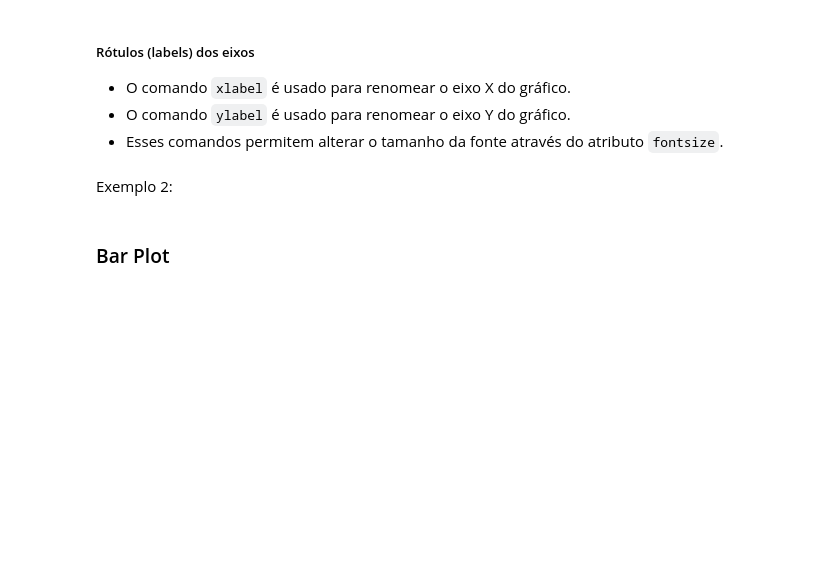
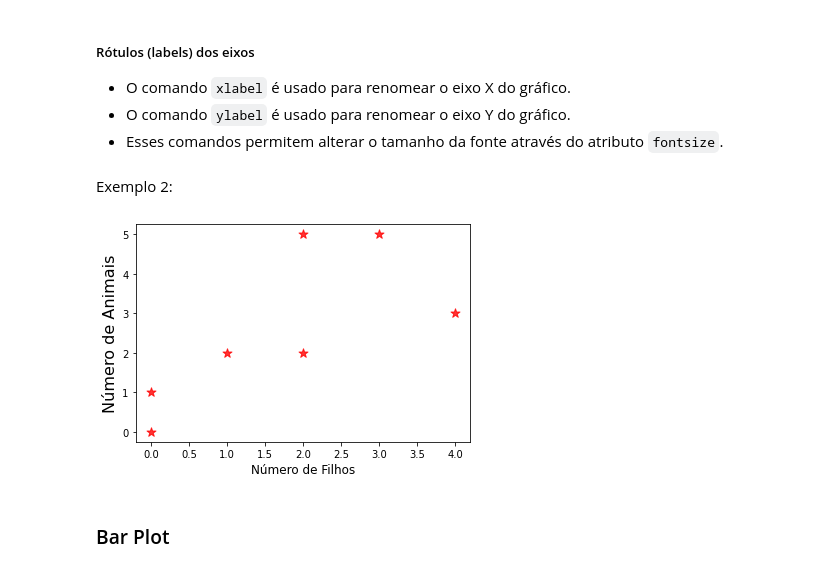
Before and after one commit to alfredojavier55/Exploratory_Analisys, a Jupyter notebook: tutorial_pandas.ipynb, the cells around one changed output. Cells and saved outputs as stored; diff of their text form; code cells hidden in the pictures; blank space fills up the shorter version.

```diff
--- a/tutorial_pandas.ipynb
+++ b/tutorial_pandas.ipynb
@@ -497,11 +1001,13 @@ Exemplo 2:
 # %%
 import matplotlib.pyplot as plt
 import pandas as pd
 
-df.plot(kind='scatter', x='num_filhos', y='num_animais', color='red', alpha=0.2, marker='*', s=90)
+df.plot(kind='scatter', x='num_filhos', y='num_animais', color='red', alpha=0.8, marker='*', s=90)
 plt.xlabel('Número de Filhos', fontsize=12)
 plt.ylabel('Número de Animais', fontsize=16)
 plt.show()
+# %% [output]
+[figure, added]
 # %% [markdown]
 ### Bar Plot
 # %% [markdown]
```
Also changed, not shown: parts of 72 cells of this notebook.
